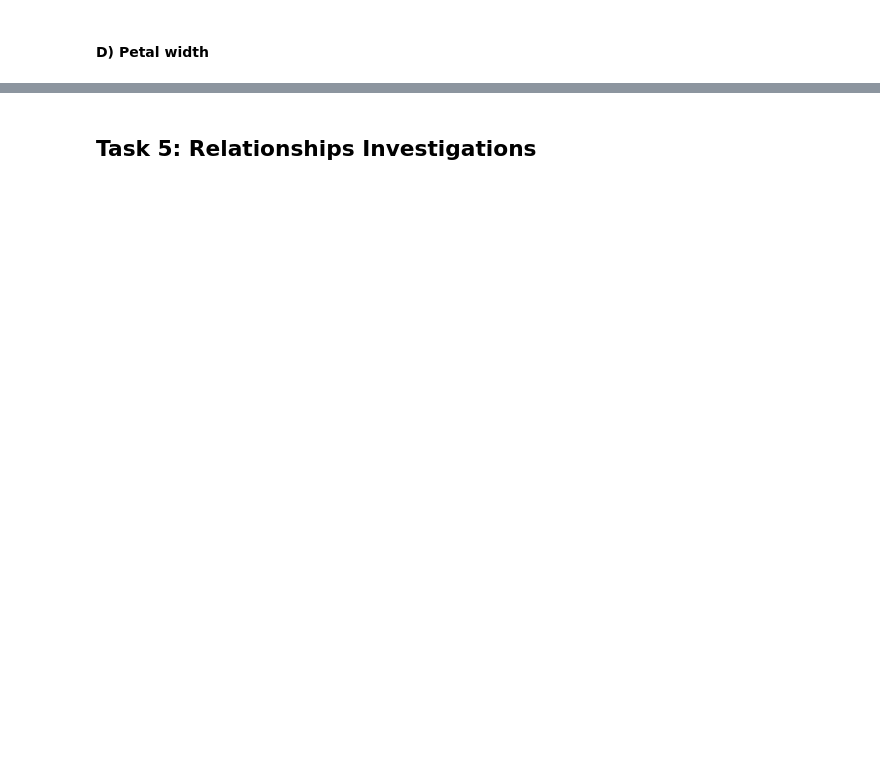
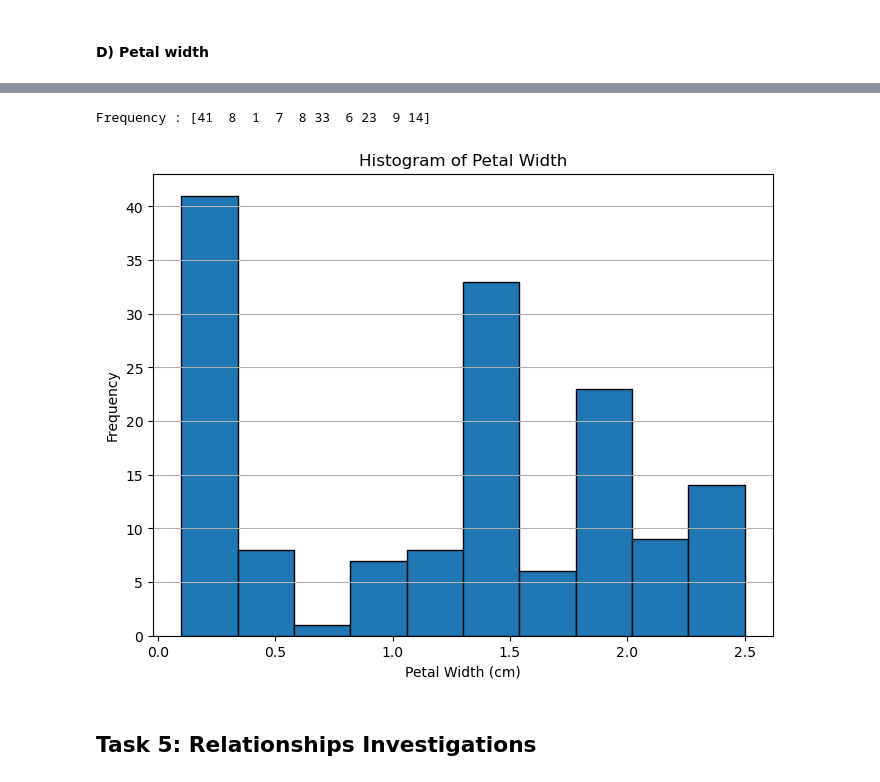
Before and after one commit to monkj24/principles_of_data_analytics, a Jupyter notebook: tasks.ipynb, the cells around one changed output, grey strips where cells are left out. Drawn from its saved outputs; the diff is of its cells as text; code cells hidden in the pictures; blank space fills up the shorter version.

```diff
--- a/tasks.ipynb
+++ b/tasks.ipynb
@@ -317,2 +351,13 @@ plt.show()
 # %% [markdown]
 #### D) Petal width
+# %%
+# X value
+x = iris.data
+
+petal_width = iris.data[:,3]
+
+x = np.arange(len(petal_width))
+
+# Show X
+
+print("Petal width (cm):", petal_width)
@@ -319,2 +374,24 @@ plt.show()
+# %%
+# Y value
+
+counts, bin_edges = np.histogram(petal_width, bins=10)
+
+# Show y
+
+print("Frequency :", counts)
+# %% [output]
+Frequency : [41  8  1  7  8 33  6 23  9 14]
+# %%
+# Plot the histogram
+
+plt.figure(figsize=(8, 6))
+plt.bar(bin_edges[:-1], counts, width=np.diff(bin_edges), edgecolor='black', align='edge')
+plt.title('Histogram of Petal Width')
+plt.xlabel('Petal Width (cm)')
+plt.ylabel('Frequency')
+plt.grid(axis='y', alpha=1)
+plt.show()
+# %% [output]
+[figure, added]
 # %% [markdown]
 ## Task 5: Relationships Investigations
```
Also changed, not shown: parts of 22 cells of this notebook.
